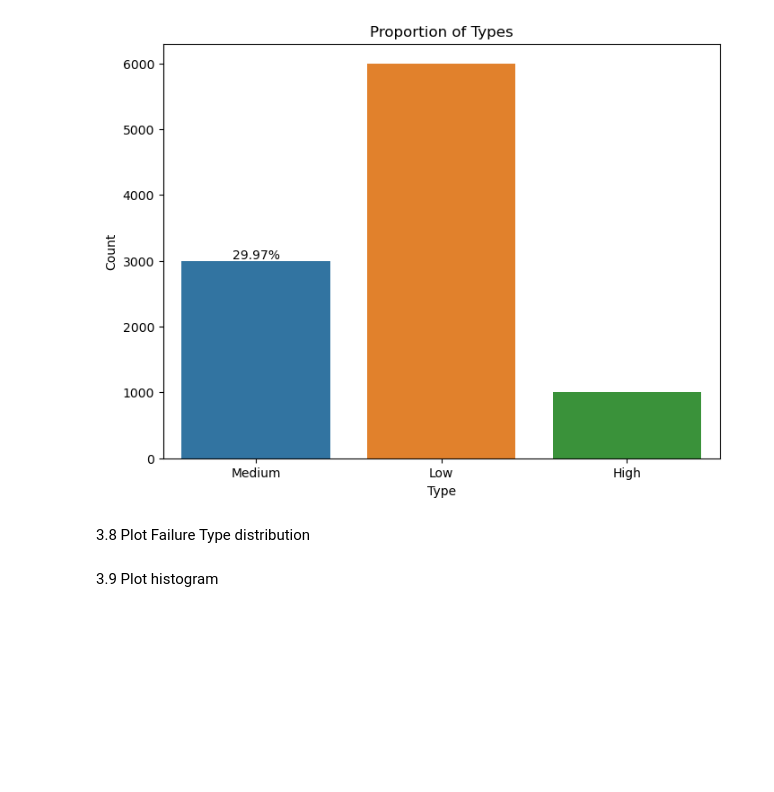
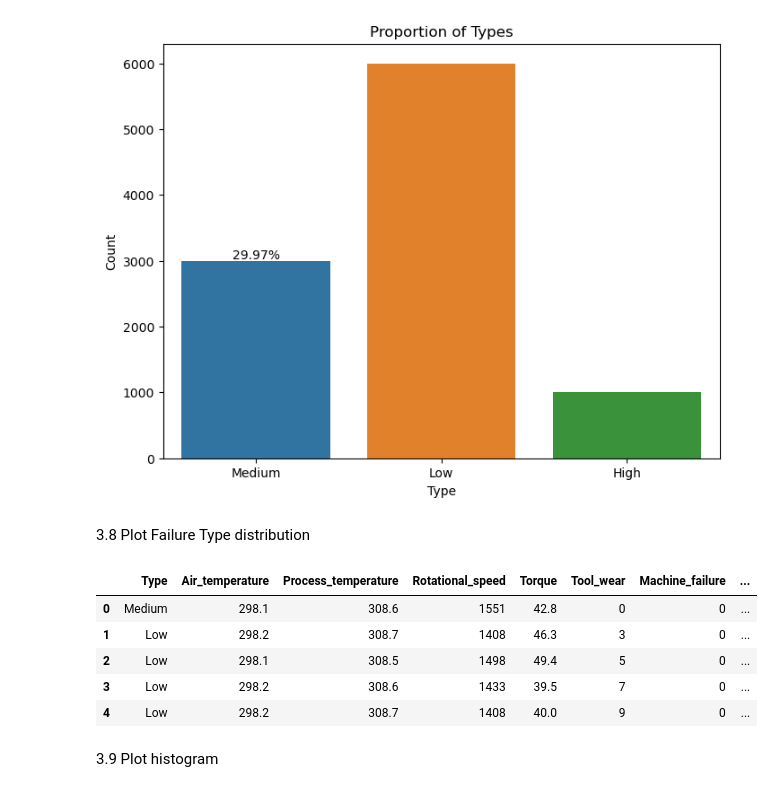
Before and after one commit to MihirT906/PredictiveMaintenance, a Jupyter notebook: data_prep.ipynb, the cells around one changed output. Drawn from its saved outputs; the diff is of its cells as text; code cells hidden in the pictures; blank space fills up the shorter version.

Commit message:
Add failure_type column

```diff
--- a/data_prep.ipynb
+++ b/data_prep.ipynb
@@ -143,3 +143,8 @@ rename_columns = { 'UDI':'ID',
 df.rename(rename_columns, axis = 1, inplace = True)
 # %% [markdown]
 3.2 Identify redundant rows
+# %%
+PREDICTION_FEATURES = ['TWF', 'HDF', 'PWF', 'OSF','RNF']
+sum_features = df[PREDICTION_FEATURES].sum(axis=1)
+count_more_than_one = (sum_features > 1).sum()
+count_more_than_one
@@ -145,0 +153,3 @@ df.rename(rename_columns, axis = 1, inplace = True)
+# %%
+mask = sum_features <= 1
+df = df[mask]
@@ -206,6 +218,17 @@ for p in ax.patches:
 [figure]
 # %% [markdown]
 3.8 Plot Failure Type distribution
+# %%
+df['Failure_type'] = 'NF'
+df.loc[(df['Machine_failure'] == 1) & (sum_features > 0), 'Failure_type'] = df[PREDICTION_FEATURES].idxmax(axis=1)
+df.head()
+# %% [output]
+|  | Type | Air_temperature | Process_temperature | Rotational_speed | Torque | Tool_wear | Machine_failure | ... |
+| 0 | Medium | 298.1 | 308.6 | 1551 | 42.8 | 0 | 0 | ... |
+| 1 | Low | 298.2 | 308.7 | 1408 | 46.3 | 3 | 0 | ... |
+| 2 | Low | 298.1 | 308.5 | 1498 | 49.4 | 5 | 0 | ... |
+| 3 | Low | 298.2 | 308.6 | 1433 | 39.5 | 7 | 0 | ... |
+| 4 | Low | 298.2 | 308.7 | 1408 | 40.0 | 9 | 0 | ... |
 # %% [markdown]
 3.9 Plot histogram
 # %%
```
Also changed, not shown: parts of 6 cells of this notebook.
